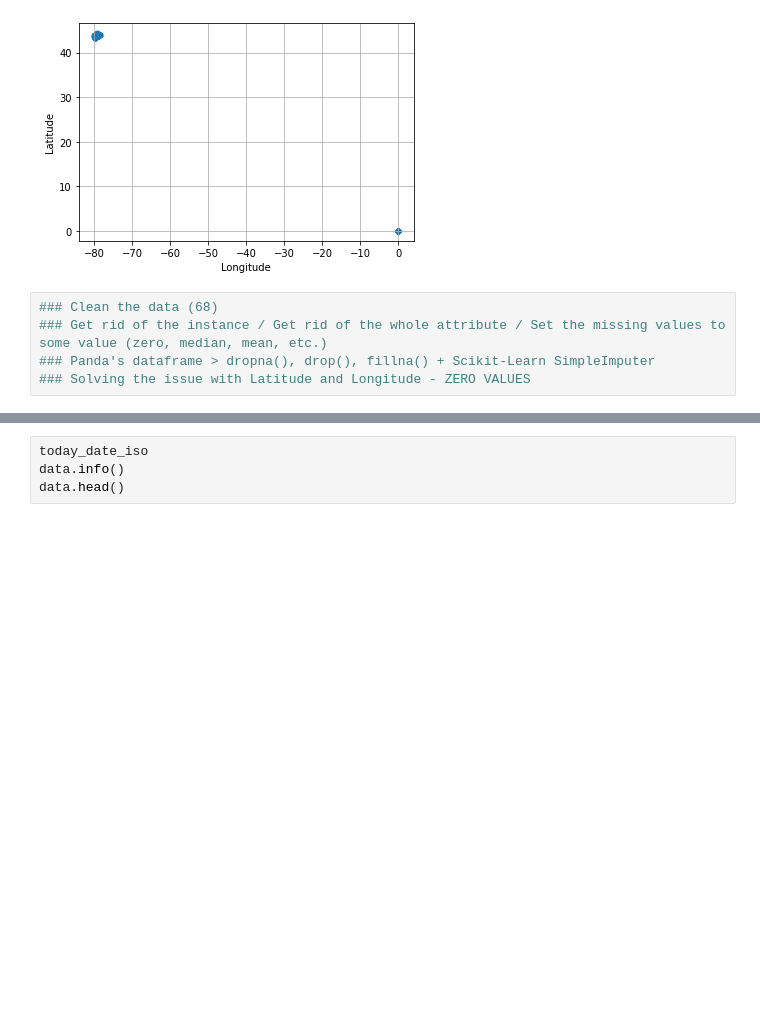
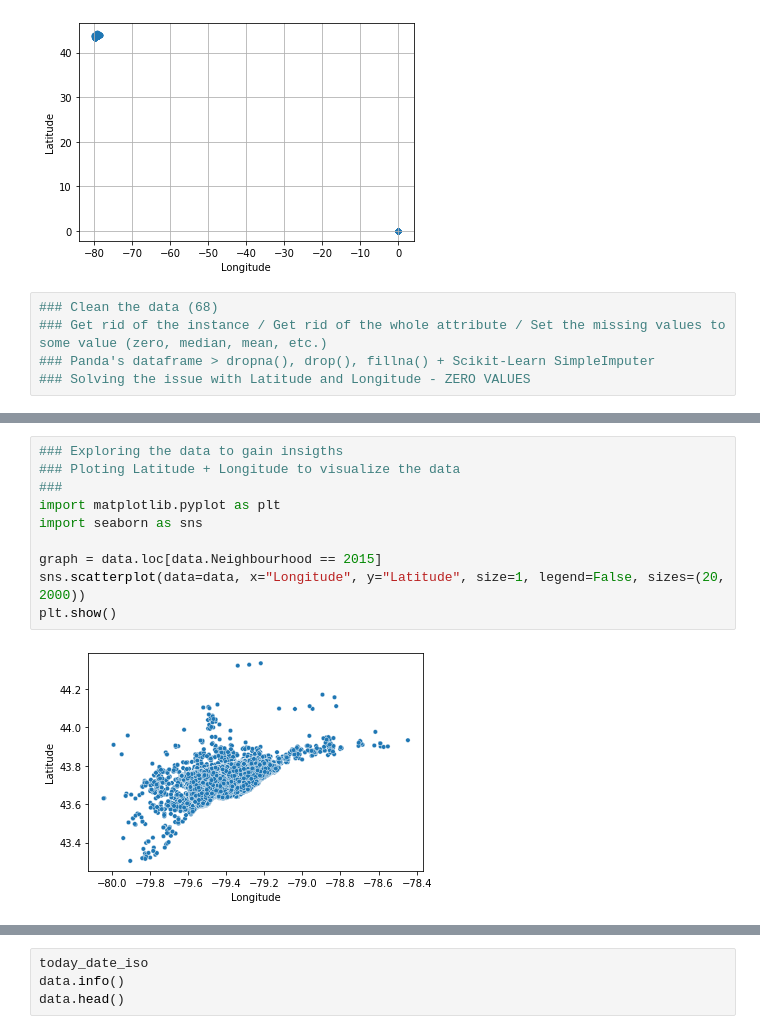
Before and after one commit to sanoliv/SCS_3253_061-Machine-Learning, a Jupyter notebook: Toronto_Police_Major_Crime_Indicators_MCI.ipynb, the cells around one changed output, grey strips where cells are left out. Cells and saved outputs as stored; diff of their text form; blank space fills up the shorter version.

```diff
--- a/Toronto_Police_Major_Crime_Indicators_MCI.ipynb
+++ b/Toronto_Police_Major_Crime_Indicators_MCI.ipynb
@@ -336,0 +363,12 @@ plt.show()
+# %%
+### Exploring the data to gain insigths
+### Ploting Latitude + Longitude to visualize the data
+###
+import matplotlib.pyplot as plt
+import seaborn as sns
+
+graph = data.loc[data.Neighbourhood == 2015]
+sns.scatterplot(data=data, x="Longitude", y="Latitude", size=1, legend=False, sizes=(20, 2000))
+plt.show()
+# %% [output]
+[figure, added]
```
Also changed, not shown: parts of 8 cells of this notebook.
